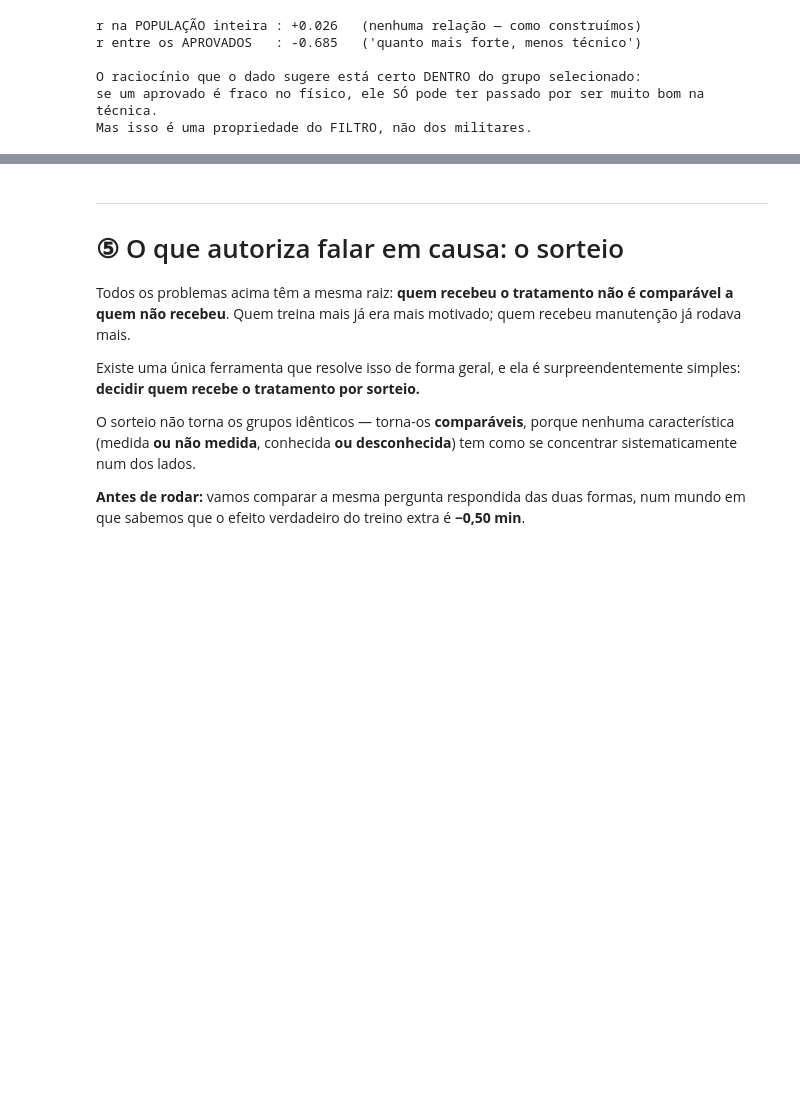
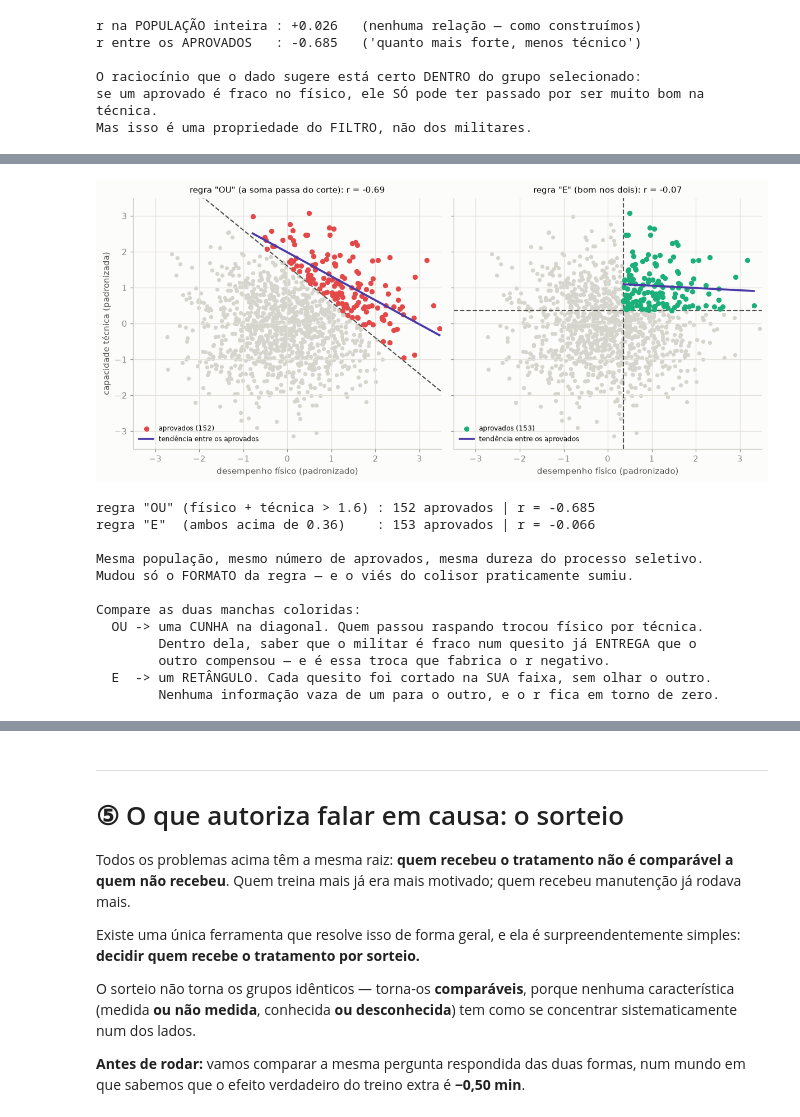
Before and after one commit to silvio-estat/AULA_ESTATISTICA, a Jupyter notebook: ESTAT_BASICA/dia2/06_causalidade.ipynb, the cells around one changed output, grey strips where cells are left out. Saved outputs shown, nothing was run; the diff lists cells and outputs as text; code cells hidden in the pictures; blank space fills up the shorter version.

```diff
--- a/ESTAT_BASICA/dia2/06_causalidade.ipynb
+++ b/ESTAT_BASICA/dia2/06_causalidade.ipynb
@@ -393,0 +454,61 @@ Esse é o mesmo mecanismo do viés do sobrevivente — que abre o **Módulo 7**.
+# %%
+# --- A MESMA população, duas regras de aprovação diferentes ---
+# usamos os MESMOS fisico/tecnica da célula anterior — nada foi re-sorteado
+
+ap_ou = (fisico + tecnica) > CORTE                  # "OU": compensatório, um cobre o outro
+CORTE_E = 0.36                                      # calibrado p/ aprovar a MESMA quantidade
+ap_e = (fisico > CORTE_E) & (tecnica > CORTE_E)     # "E": exige os dois, sem compensação
+
+r_ou = stats.pearsonr(fisico[ap_ou], tecnica[ap_ou]).statistic
+r_e  = stats.pearsonr(fisico[ap_e],  tecnica[ap_e]).statistic
+
+fig, (e1, e2) = plt.subplots(1, 2, figsize=(11, 5), sharex=True, sharey=True)
+gx = np.linspace(-3.5, 3.5, 10)
+
+for eixo, apr, cor, titulo in [
+        (e1, ap_ou, COR["alerta"],  f'regra "OU" (a soma passa do corte): r = {r_ou:+.2f}'),
+        (e2, ap_e,  COR["verdade"], f'regra "E" (bom nos dois): r = {r_e:+.2f}')]:
+    eixo.scatter(fisico[~apr], tecnica[~apr], color="#d6d5cd", s=14)
+    eixo.scatter(fisico[apr],  tecnica[apr],  color=cor, s=26, zorder=3,
+                 label=f"aprovados ({apr.sum()})")
+    gxr = np.linspace(fisico[apr].min(), fisico[apr].max(), 20)
+    a_, b_ = np.polyfit(fisico[apr], tecnica[apr], 1)
+    eixo.plot(gxr, a_ * gxr + b_, color=COR["grupoA"], linewidth=2.4, zorder=4,
+              label="tendência entre os aprovados")
+    eixo.set_title(titulo, fontsize=10)
+    eixo.set_xlabel("desempenho físico (padronizado)")
+    eixo.legend(frameon=False, fontsize=8, loc="lower left")
+
+e1.plot(gx, CORTE - gx, color="#52514e", linestyle="--", linewidth=1.4)   # a DIAGONAL
+e2.axvline(CORTE_E, color="#52514e", linestyle="--", linewidth=1.4)       # o RETÂNGULO
+e2.axhline(CORTE_E, color="#52514e", linestyle="--", linewidth=1.4)
+
+e1.set_ylabel("capacidade técnica (padronizada)")
+e1.set_xlim(-3.5, 3.5); e1.set_ylim(-3.5, 3.5)
+plt.tight_layout()
+plt.show()
+
+print(f'regra "OU" (físico + técnica > {CORTE}) : {ap_ou.sum():>3} aprovados | r = {r_ou:+.3f}')
+print(f'regra "E"  (ambos acima de {CORTE_E})    : {ap_e.sum():>3} aprovados | r = {r_e:+.3f}')
+print("\nMesma população, mesmo número de aprovados, mesma dureza do processo seletivo.")
+print("Mudou só o FORMATO da regra — e o viés do colisor praticamente sumiu.\n")
+print("Compare as duas manchas coloridas:")
+print("  OU -> uma CUNHA na diagonal. Quem passou raspando trocou físico por técnica.")
+print("        Dentro dela, saber que o militar é fraco num quesito já ENTREGA que o")
+print("        outro compensou — e é essa troca que fabrica o r negativo.")
+print("  E  -> um RETÂNGULO. Cada quesito foi cortado na SUA faixa, sem olhar o outro.")
+print("        Nenhuma informação vaza de um para o outro, e o r fica em torno de zero.")
+# %% [output]
+[figure, added]
+regra "OU" (físico + técnica > 1.6) : 152 aprovados | r = -0.685
+regra "E"  (ambos acima de 0.36)    : 153 aprovados | r = -0.066
+
+Mesma população, mesmo número de aprovados, mesma dureza do processo seletivo.
+Mudou só o FORMATO da regra — e o viés do colisor praticamente sumiu.
+
+Compare as duas manchas coloridas:
+  OU -> uma CUNHA na diagonal. Quem passou raspando trocou físico por técnica.
+        Dentro dela, saber que o militar é fraco num quesito já ENTREGA que o
+        outro compensou — e é essa troca que fabrica o r negativo.
+  E  -> um RETÂNGULO. Cada quesito foi cortado na SUA faixa, sem olhar o outro.
+        Nenhuma informação vaza de um para o outro, e o r fica em torno de zero.
```
Also changed, not shown: parts of 8 cells of this notebook.
